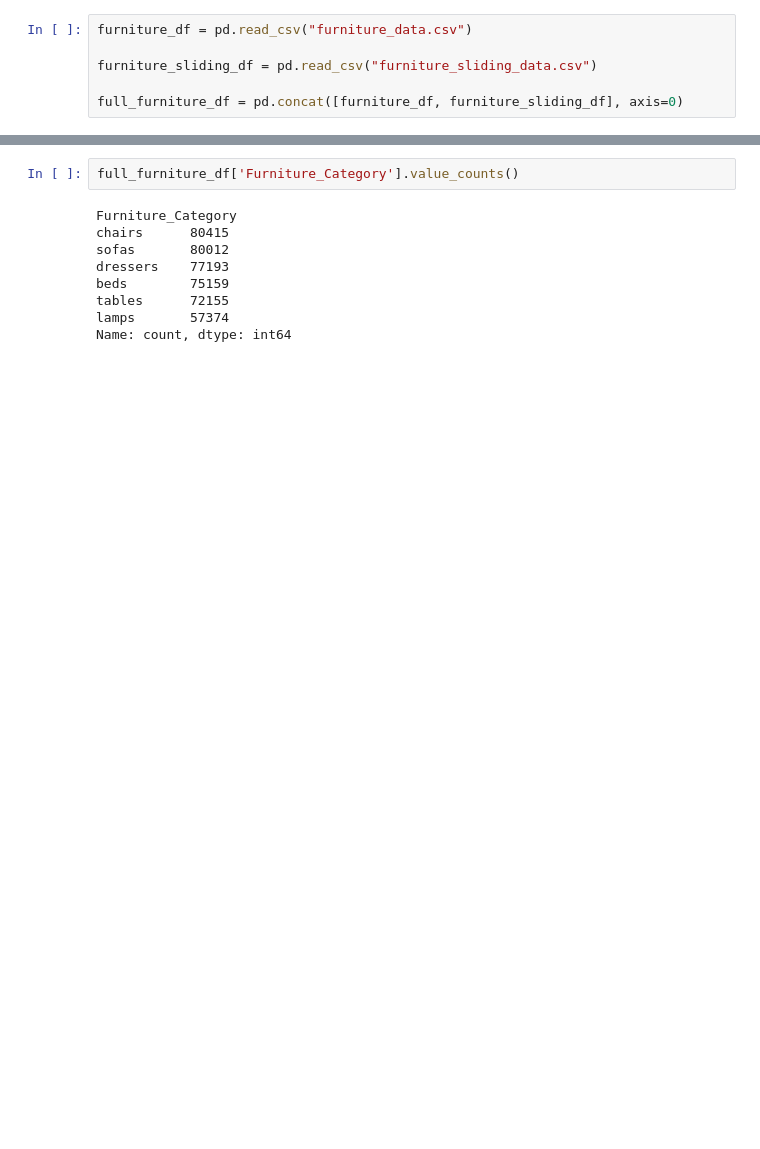
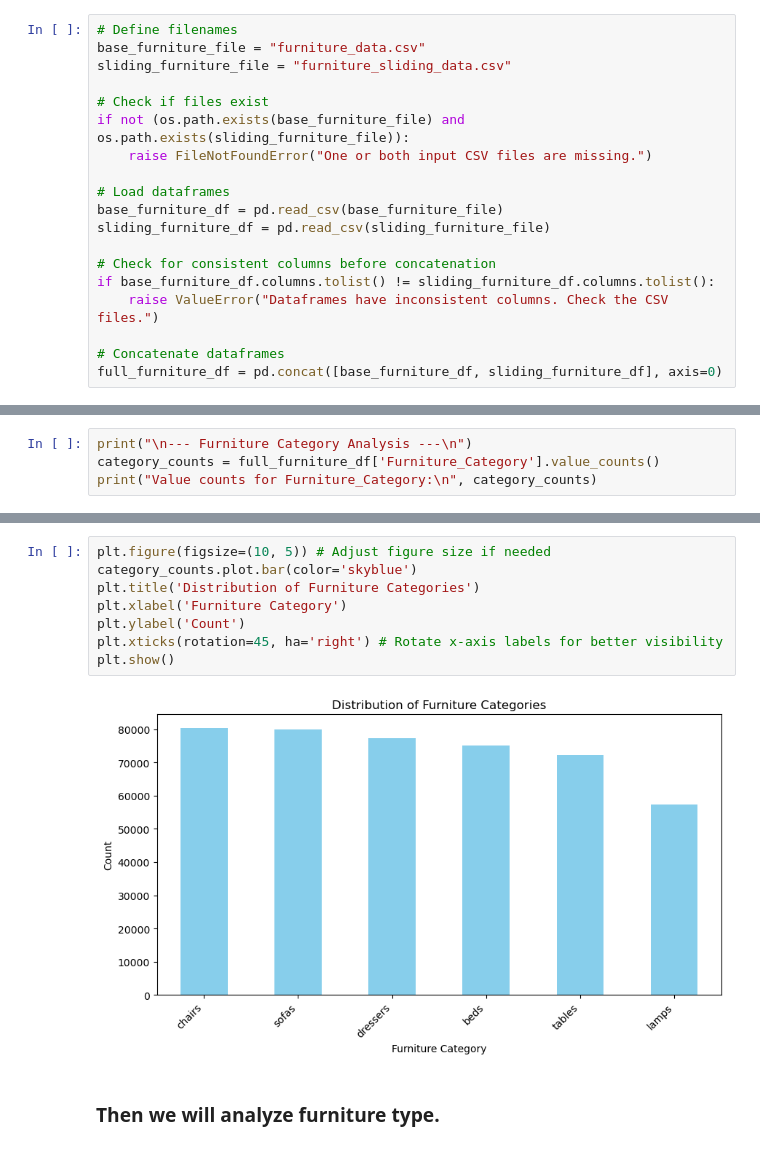
Before and after one commit to mh12122003/Furniture-Classification-Model, a Jupyter notebook: EDA.ipynb, the cells around one changed output, grey strips where cells are left out. Saved outputs shown, nothing was run; the diff lists cells and outputs as text; blank space fills up the shorter version.

```diff
--- a/EDA.ipynb
+++ b/EDA.ipynb
@@ -11,6 +16,19 @@ warnings.filterwarnings("ignore")
 # %%
-furniture_df = pd.read_csv("furniture_data.csv")
+# Define filenames
+base_furniture_file = "furniture_data.csv"
+sliding_furniture_file = "furniture_sliding_data.csv"
 
-furniture_sliding_df = pd.read_csv("furniture_sliding_data.csv")
+# Check if files exist
+if not (os.path.exists(base_furniture_file) and os.path.exists(sliding_furniture_file)):
+    raise FileNotFoundError("One or both input CSV files are missing.")
 
-full_furniture_df = pd.concat([furniture_df, furniture_sliding_df], axis=0)
+# Load dataframes
+base_furniture_df = pd.read_csv(base_furniture_file)
+sliding_furniture_df = pd.read_csv(sliding_furniture_file)
+
+# Check for consistent columns before concatenation
+if base_furniture_df.columns.tolist() != sliding_furniture_df.columns.tolist():
+    raise ValueError("Dataframes have inconsistent columns. Check the CSV files.")
+
+# Concatenate dataframes
+full_furniture_df = pd.concat([base_furniture_df, sliding_furniture_df], axis=0)
@@ -20,0 +86,4 @@ print(full_furniture_df.shape)
+# %%
+print("\n--- Furniture Category Analysis ---\n")
+category_counts = full_furniture_df['Furniture_Category'].value_counts()
+print("Value counts for Furniture_Category:\n", category_counts)
@@ -21,12 +102,13 @@ print(full_furniture_df.shape)
 # %%
-full_furniture_df['Furniture_Category'].value_counts()
+plt.figure(figsize=(10, 5)) # Adjust figure size if needed
+category_counts.plot.bar(color='skyblue')
+plt.title('Distribution of Furniture Categories')
+plt.xlabel('Furniture Category')
+plt.ylabel('Count')
+plt.xticks(rotation=45, ha='right') # Rotate x-axis labels for better visibility
+plt.show()
 # %% [output]
-Furniture_Category
-chairs      80415
-sofas       80012
-dressers    77193
-beds        75159
-tables      72155
-lamps       57374
-Name: count, dtype: int64
+[figure, added]
+# %% [markdown]
+### Then we will analyze furniture type.
 # %%
```
Also changed, not shown: parts of 26 cells of this notebook.
